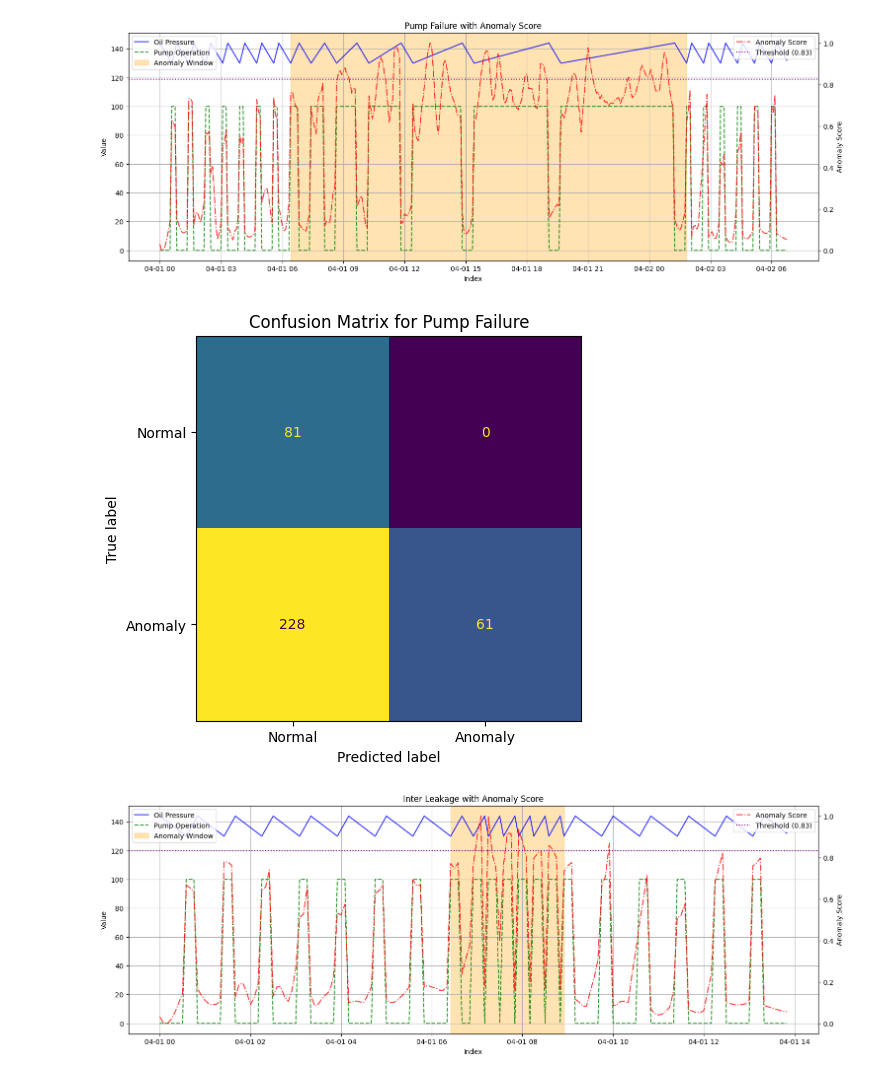
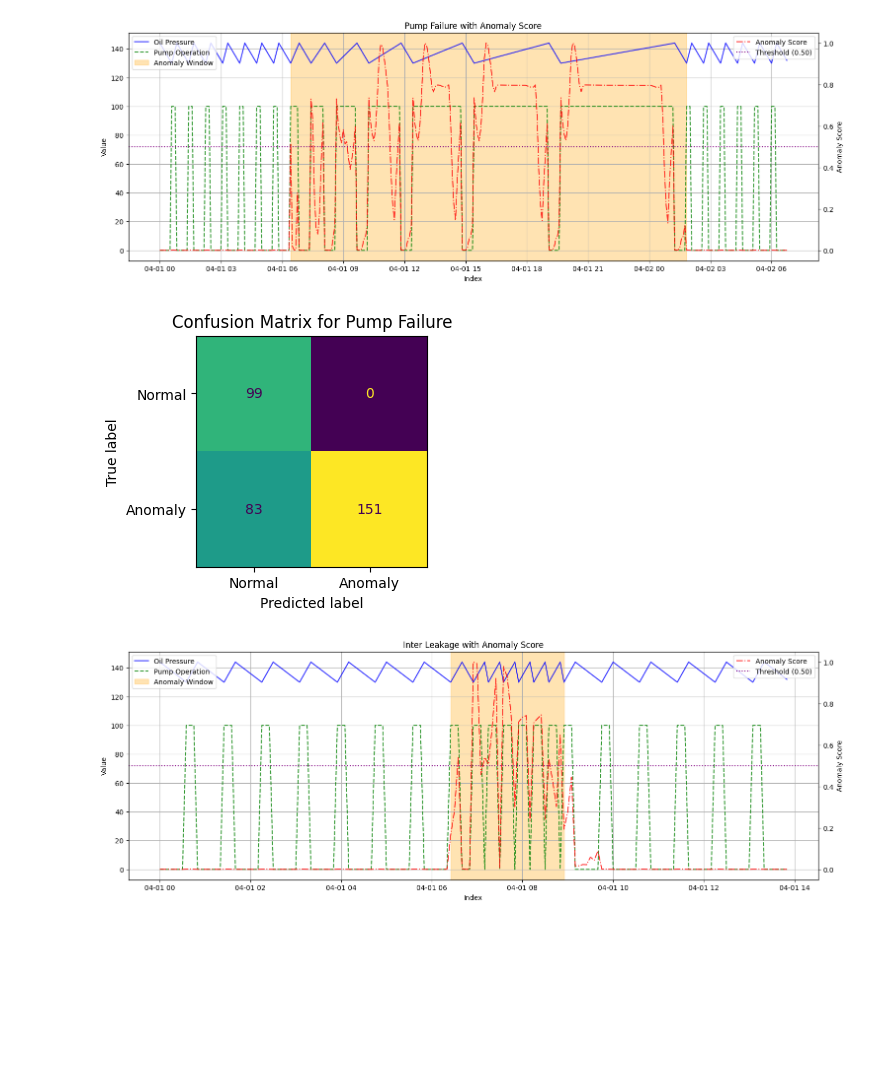
Before and after one commit to xiazong-fortum/TL-NAB, a Jupyter notebook: transfer_learning/plot_result.ipynb, the cells around one changed output. Cells and saved outputs as stored; diff of their text form; code cells hidden in the pictures; blank space fills up the shorter version.

```diff
--- a/transfer_learning/plot_result.ipynb
+++ b/transfer_learning/plot_result.ipynb
@@ -62,7 +62,7 @@ def plot_confusion_matrix(confusion_matrix, title="Confusion Matrix"):
     tp, tn, fp, fn = confusion_matrix['tp'], confusion_matrix['tn'], confusion_matrix['fp'], confusion_matrix['fn']
     cm = np.array([[tn, fp], [fn, tp]])
     disp = ConfusionMatrixDisplay(confusion_matrix=cm, display_labels=['Normal', 'Anomaly'])
-    fig, ax = plt.subplots(figsize=(5, 5))
+    fig, ax = plt.subplots(figsize=(3, 3))
     disp.plot(ax=ax, colorbar=False)
     ax.set_title(title)
     plt.show()
@@ -97,18 +133,14 @@ def plot_all(score):
 # %%
-label_dict = json.load(open('./data/labels_window.json'))
-
-inter_leakage = pd.read_csv('./results/inter_leakage_lstm_TL_u1_scored.csv', index_col='timestamp')
-pump_failure = pd.read_csv('./results/pump_failure_lstm_TL_u1_scored.csv', index_col='timestamp')
-
+inter_leakage = pd.read_csv('./results/inter_leakage_lstm_TL_u2_scored.csv', index_col='timestamp')
+pump_failure = pd.read_csv('./results/pump_failure_lstm_TL_u2_scored.csv', index_col='timestamp')
 data_dict = {
     "pump_failure.csv": pump_failure,
     "inter_leakage.csv": inter_leakage,
 }
-
-scorer = NABScorer(threshold='auto_cal')
-score = scorer.score(data_dict, label_dict, label_windowed=True, profile='reward_low_FN_rate')
+scorer = NABScorer(threshold=None)
+score = scorer.score(data_dict, label_dict, label_windowed=True, profile='reward_low_FP_rate')
 print(score['pump_failure.csv']['score'], score['inter_leakage.csv']['score'])
 plot_all(score)
-score_u1 = score
+score_u2 = score
 # %% [output]
 windows: [(Timestamp('2024-04-01 06:25:00'), Timestamp('2024-04-02 01:50:00'))]
@@ -122,3 +159,3 @@ Score for inter_leakage.csv: 97.30 (threshold=0.8323466490021791)
-[figure, old version]
+[figure, new version]
-[figure, old version]
+[figure, new version]
-[figure, old version]
+[figure, new version]
```
Also changed, not shown: parts of 7 cells of this notebook, 33 other files.
